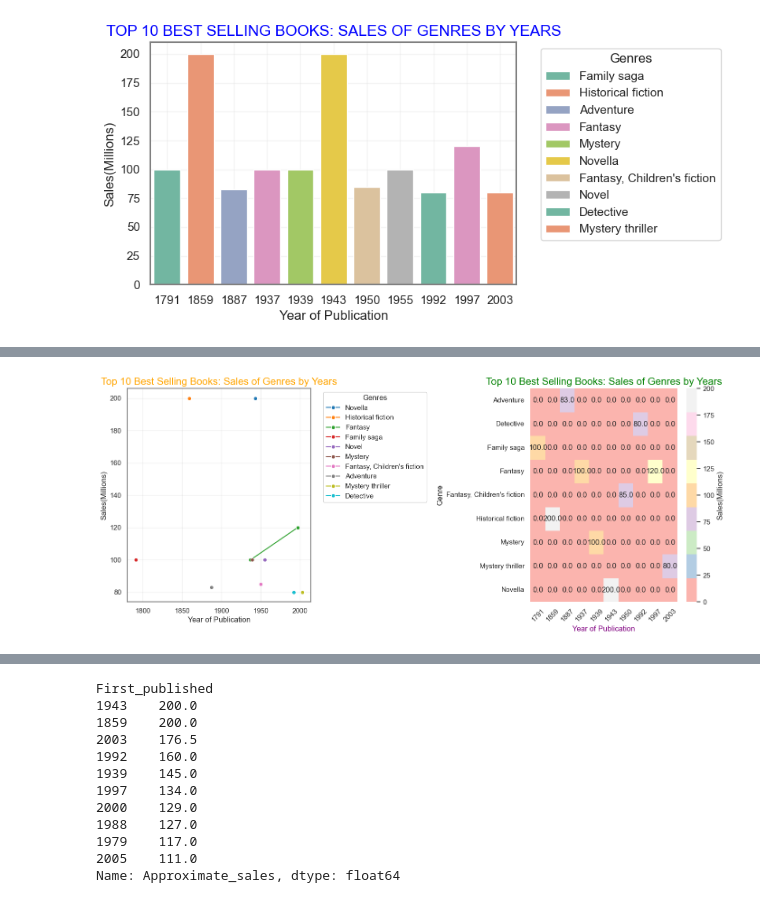
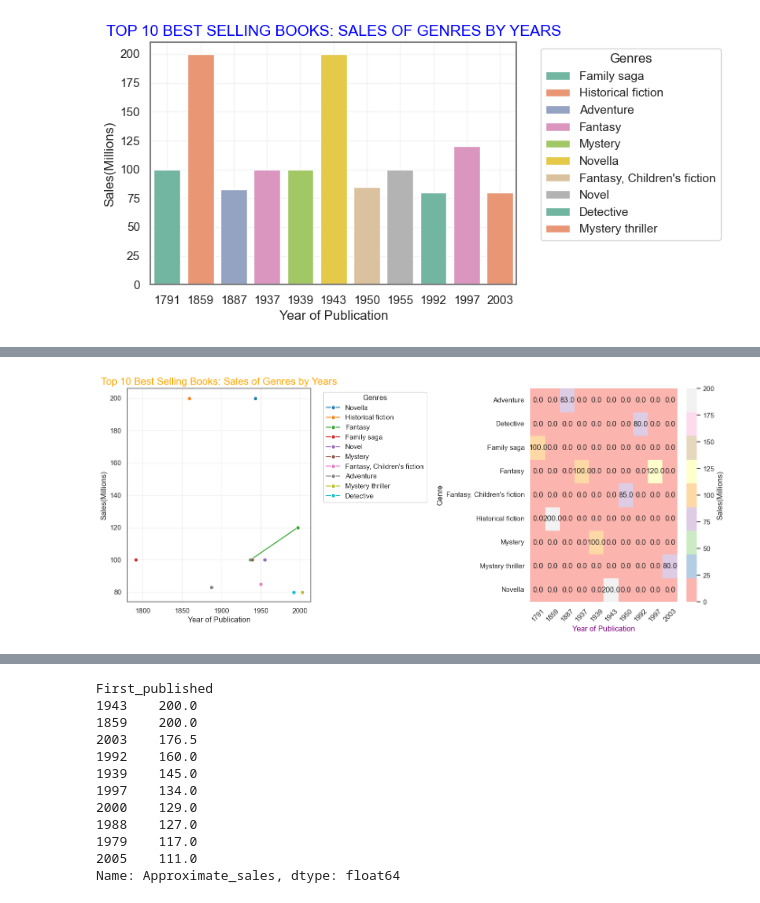
Before and after one commit to FatmagulKadioglu/Exploring-Trends-In-Global-Book-Sales, a Jupyter notebook: Best_Selling_Books.ipynb, the cells around one changed output, grey strips where cells are left out. Cells and saved outputs as stored; diff of their text form; code cells hidden in the pictures.

```diff
--- a/Best_Selling_Books.ipynb
+++ b/Best_Selling_Books.ipynb
@@ -198,23 +198,22 @@ plt.show()
 # %%
 fig, axes = plt.subplots(1, 2, figsize=(14, 6))
 
 sns.lineplot(data=genre_sales, x="First_published", y="Sum", hue="Genre", marker="o", palette="tab10", ax=axes[0])
 axes[0].set_title("Top 10 Best Selling Books: Sales of Genres by Years", fontsize=16, color="orange")
 axes[0].set_xlabel("Year of Publication", fontsize=12)
 axes[0].set_ylabel("Sales(Millions)", fontsize=12)
 axes[0].legend(title="Genres", bbox_to_anchor=(1.05, 1), loc='upper left')
 axes[0].grid(alpha=0.3)
 
 heatmap_data = df.head(10).pivot_table(index="Genre", columns="First_published", values="Approximate_sales", aggfunc="sum", fill_value=0)
 sns.heatmap(heatmap_data, annot=True, fmt=".1f", cmap="Pastel1", cbar_kws={"label": "Sales(Millions)"}, ax=axes[1])
-axes[1].set_title("Top 10 Best Selling Books: Sales of Genres by Years", fontsize=16, color="green")
 axes[1].set_xlabel("Year of Publication", fontsize=12, color="purple")
 axes[1].tick_params(axis='x', rotation=45)
 
 plt.tight_layout()
 plt.show()
 # %% [output]
-[figure, old version]
+[figure, new version]
 # %%
 df.sample(3)
 # %% [output]
```
Also changed, not shown: parts of 29 cells of this notebook.
